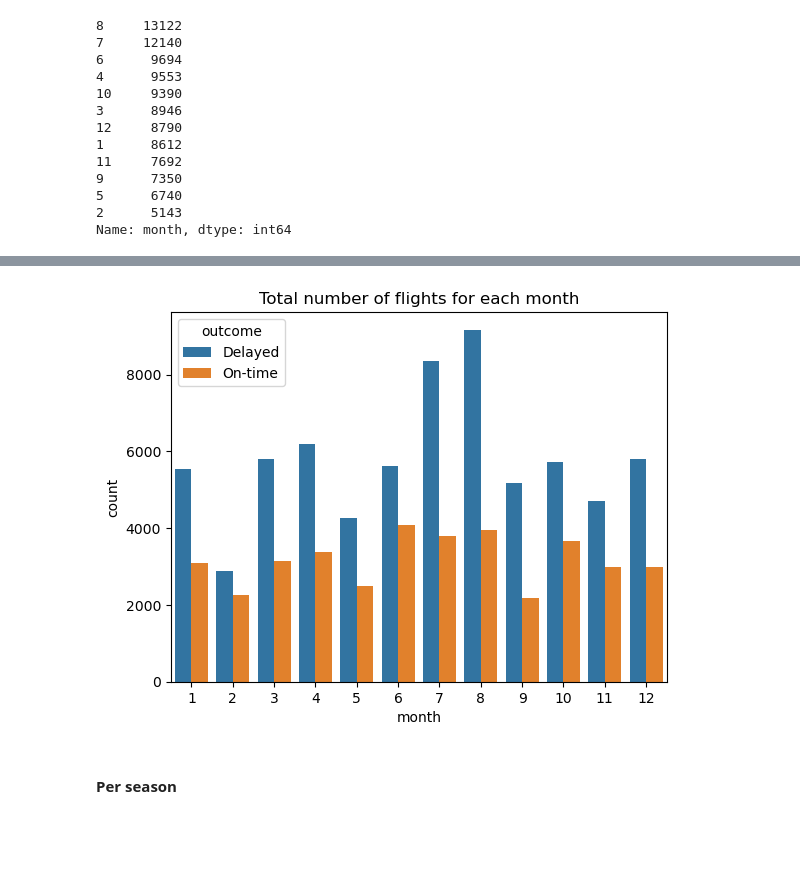
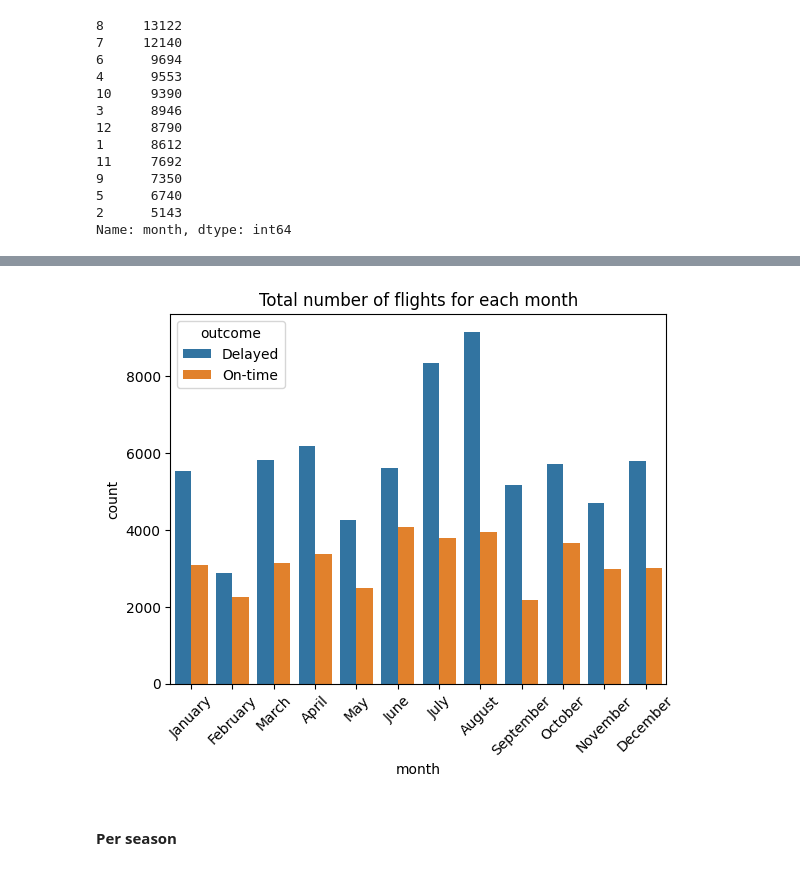
Before and after one commit to pwerden/ds-ml-flight-delay-prediction, a Jupyter notebook: 1_EDA.ipynb, the cells around one changed output, grey strips where cells are left out. Drawn from its saved outputs; the diff is of its cells as text; code cells hidden in the pictures; blank space fills up the shorter version.

```diff
--- a/1_EDA.ipynb
+++ b/1_EDA.ipynb
@@ -275,11 +286,14 @@ plt.title('Total number of flights for each month');
 [figure]
 # %%
 # plot of months with the delay in flights, where 1 displayed flight delay and 0 when the flight in on time
+figure, ax = plt.subplots(1, 1)
 sns.countplot(df_cleaned['month'], hue=df_cleaned['outcome'])
 plt.legend(title='outcome', loc='upper left', labels=['Delayed', 'On-time'])
-plt.title('Total number of flights for each month');
+plt.title('Total number of flights for each month')
+plt.xticks(rotation=45)
+ax.set_xticklabels( ('January', 'February','March','April','May','June','July','August','September','October','November','December') );
 # %% [output]
-[figure, old version]
+[figure, new version]
 # %% [markdown]
 #### Per season
 # %%
```
Also changed, not shown: parts of 6 cells of this notebook, 1 other file.
